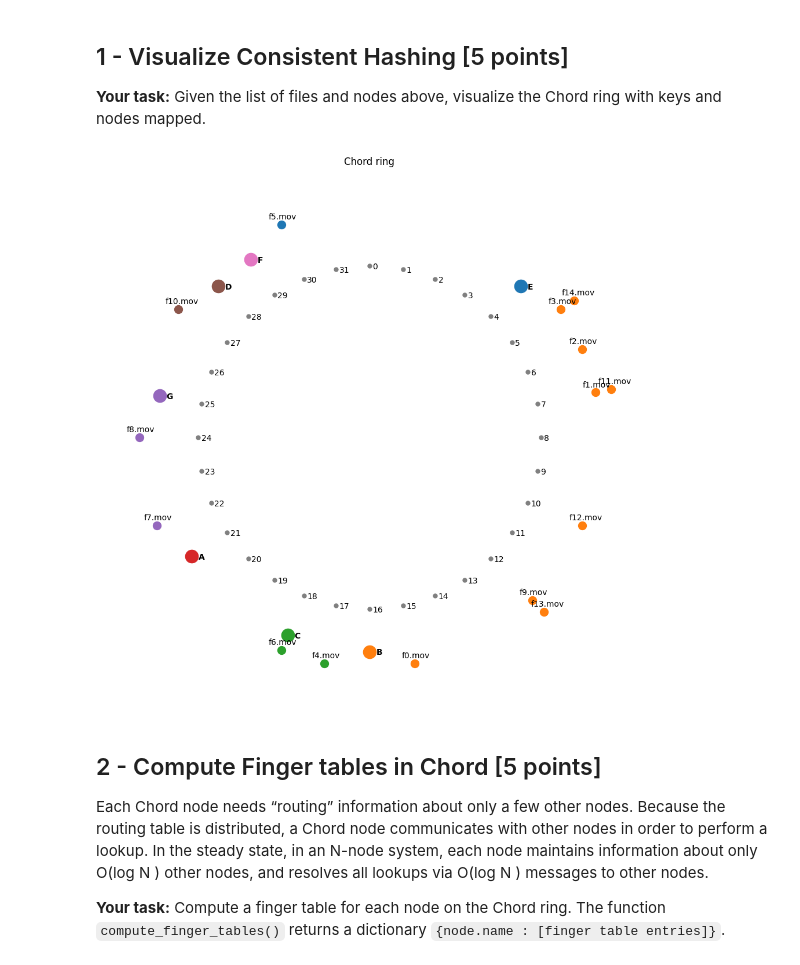
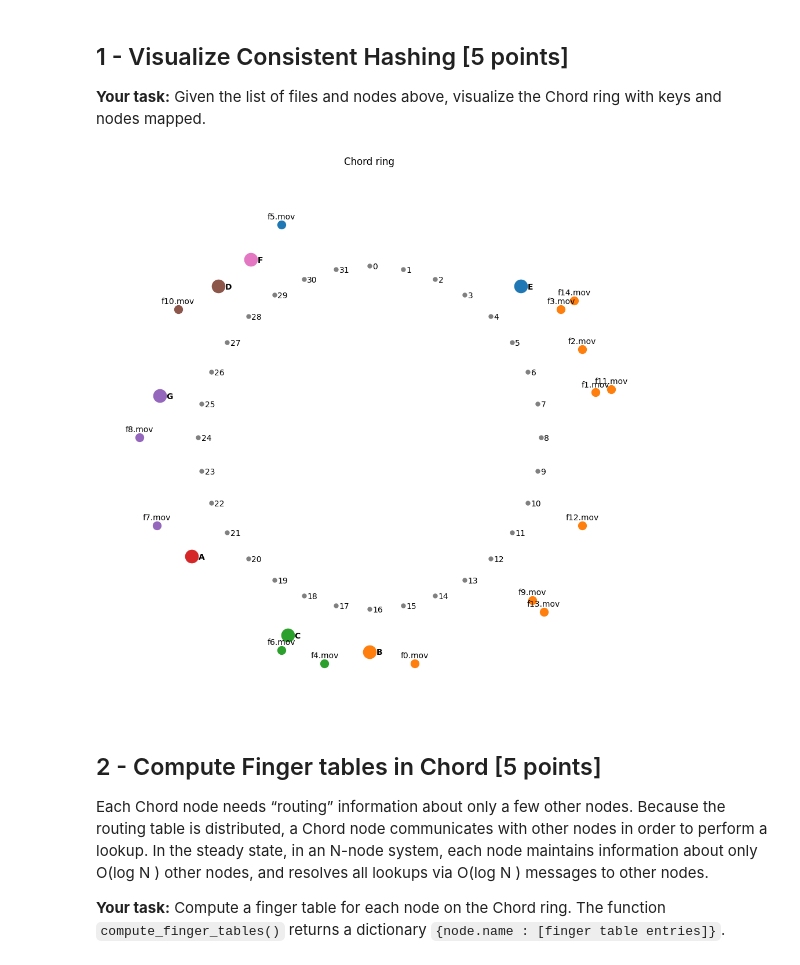
Before and after one commit to xmihol00/fault_tolerant_algorithms, a Jupyter notebook: project_03/Project_03__Distributed_Storage_Systems.ipynb, the cells around one changed output. Saved outputs shown, nothing was run; the diff lists cells and outputs as text; code cells hidden in the pictures.

```diff
--- a/project_03/Project_03__Distributed_Storage_Systems.ipynb
+++ b/project_03/Project_03__Distributed_Storage_Systems.ipynb
@@ -30,7 +30,7 @@ from bisect import bisect, bisect_left, bisect_right
 # %% [markdown]
 We will consider $m$=`total_slots`=$2^5$. The function below is used to map the key or the host information of a node to a value on the Chord ring.
 # %%
-def hash_fn(key: str):
+def hash_fn1(key: str):
     # hash_fn creates an integer equivalent of a SHA256 hash and
     # takes a modulo with the total number of slots in hash space.
 
@@ -39,6 +39,11 @@ def hash_fn(key: str):
     hsh.update(bytes(key.encode('utf-8')))
     # converting the HEX digest into equivalent integer value
     return int(hsh.hexdigest(), 16) % pow(2,5)
+
+def hash_fn2(key: str):
+    hash = hashlib.blake2b(digest_size=9)
+    hash.update(bytes(key.encode('utf-8')))
+    return int(hash.hexdigest(), 16) & ((1 << 5) - 1)
 # %% [markdown]
 Below we define several nodes used to store files on a Chord ring. We print hash values of each node.
 # %%
@@ -106,37 +111,40 @@ import matplotlib.pyplot as plt
 
 def assign_files_to_nodes(files, nodes):
     files_per_node = {} # dict of lists of files for each node
-    last_node_hash = -1
+    for _, node_name in nodes:
+        files_per_node[node_name] = []
 
-    nodes.append([nodes[0][0] + num_keys_on_ring, nodes[0][1]]) # repeat the first node as the end of the circe
-    for node_hash, node_name in nodes:
-        files_per_node[node_name] = []
-        for file_hash, file_name in files:
-            if file_hash > last_node_hash and file_hash <= node_hash:
-                files_per_node[node_name].append(file_name)
-        last_node_hash = node_hash
-    nodes.pop() # remove the repeated first node
+    for file_hashes, file_name, *_ in files:
+        last_node_hash = -1
+        try:
+            for node_hash, node_name in nodes:
+                for file_hash in file_hashes:
+                    if file_hash > last_node_hash and file_hash <= node_hash:
+                        files_per_node[node_name].append(file_hash)
+                        raise Exception
+                last_node_hash = node_hash
+            files_per_node[nodes[0][1]].append(file_hash)
+        except:
+            pass
 
     return files_per_node
 
-def create_files_and_nodes(storage_nodes, filelist):
-    files = [[hash_fn(file), file] for file in filelist]
-    nodes = [[hash_fn(node.host), node.name] for node in storage_nodes]
+def create_files_and_nodes(storage_nodes, filelist, hash_functions=[hash_fn1]):
+    files = [[[hash_func(file) for hash_func in hash_functions], file] for file in filelist]
+    nodes = [[hash_func(node.host), node.name] for node in storage_nodes for hash_func in hash_functions]
     nodes.sort() # sort the nodes clocwise on the chord ring
     return files, nodes
-
 
 cmap_table = plt.get_cmap("tab10") # pyplot colors
 num_keys_on_ring = 1 << 5 # 2^5
 
 num_nodes = len(storage_nodes)
 files, nodes = create_files_and_nodes(storage_nodes, filelist)
-files_per_node = assign_files_to_nodes(files, nodes)
 
-angles = np.linspace(-np.pi / 2, 1.5 * np.pi, num_keys_on_ring + 1) * -1 # -1 to rotate clockwise
+angles = np.linspace(-np.pi * 0.5, 1.5 * np.pi, num_keys_on_ring + 1) * -1 # -1 to rotate clockwise
 
 node_angles = angles[[hash for hash, _ in nodes]]
-file_angles = angles[[hash for hash, _ in files]]
+file_angles = angles[[hash for (hash, *_), _ in files]]
 for i, file_angle in enumerate(file_angles):
     files[i].append(file_angle)
 
@@ -145,10 +153,10 @@ for file in files:
     i = 0
     while True:
         if len(file_angles_dictonaries) == i: # all previos circles are were full, create new one
-            file_angles_dictonaries.append({file[0]: file})
+            file_angles_dictonaries.append({file[0][0]: file})
             break
-        elif not file_angles_dictonaries[i].get(file[0], False): # empty space in already created circle
-            file_angles_dictonaries[i][file[0]] = file
+        elif not file_angles_dictonaries[i].get(file[0][0], False): # empty space in already created circle
+            file_angles_dictonaries[i][file[0][0]] = file
             break
         else:  # circle is already full, move to the next one
             i += 1
@@ -164,43 +172,42 @@ x = radius * np.cos(angles)
 y = radius * np.sin(angles)
 axis.scatter(x, y, s=25, c="gray")
 for i, (xi, yi) in enumerate(zip(x, y)):
     axis.annotate(i, (xi + 0.15, yi - 0.15))
 
 radius = 10
 x = radius * np.cos(node_angles)
 y = radius * np.sin(node_angles)
 for i, (xi, yi) in enumerate(zip(x, y)):
     axis.plot(xi, yi, marker="o", markersize=16, markerfacecolor=cmap_table(i), markeredgecolor=cmap_table(i))
 for i, ((_, node_name), xi, yi) in enumerate(zip(nodes, x, y)):
     axis.annotate(node_name, (xi + 0.32, yi - 0.15), fontweight="bold")
 
-nodes.insert(0, [nodes[-1][0] - num_keys_on_ring, ""]) # move the last node to the start and change its key as if it is a first node
-nodes.pop() # remove the actual last node
-for files in file_circles:
+for file_circle in file_circles:
     radius += 0.75
-    file_angles = [file_angle for *_, file_angle in files]
+    file_angles = [file_angle for *_, file_angle in file_circle]
     x = radius * np.cos(file_angles)
     y = radius * np.sin(file_angles)
-    for i, ((file_hash, *_), xi, yi) in enumerate(zip(files, x, y)):
+    for i, (((file_hash, *_), *_), xi, yi) in enumerate(zip(file_circle, x, y)):
         for j, (node_hash, _) in enumerate(nodes):
             if file_hash > node_hash and file_hash <= nodes[(j + 1) % num_nodes][0]:
                 break
-            color = cmap_table((j + 1) % num_nodes)
+
+        color = cmap_table((j + 1) % num_nodes)
         axis.plot(xi, yi, marker="o", markersize=10, markerfacecolor=color, markeredgecolor=color)
-    for i, (file, xi, yi) in enumerate(zip(files, x, y)):
-        axis.annotate(file[1], (xi - 0.6, yi + 0.25))
+    for i, (file, xi, yi) in enumerate(zip(file_circle, x, y)):
+        axis.annotate(file[1], (xi, yi + 0.25), ha="center")
 
 axis.set_xlim((-radius - 1, radius + 1))
 axis.set_ylim((-radius - 1, radius + 1))
 axis.set_frame_on(False)
 axis.set_xticks([], [])
 axis.set_yticks([], [])
 
 plt.title("Chord ring")
-plt.savefig("chord_ring")
+plt.savefig("chord_ring", dpi=500)
 plt.show()
 # %% [output]
-[figure, old version]
+[figure, new version]
 # %% [markdown]
 ## 2 - Compute Finger tables in Chord [5 points]
 
```
Also changed, not shown: parts of 8 cells of this notebook, 5 other files.
